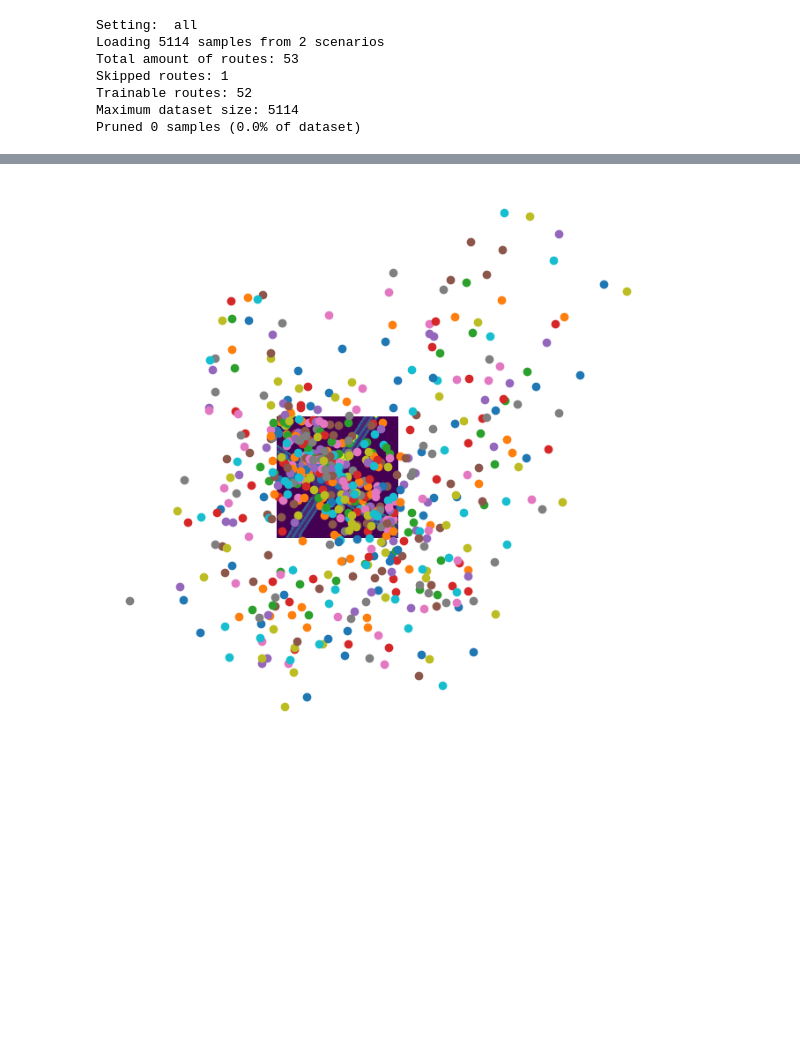
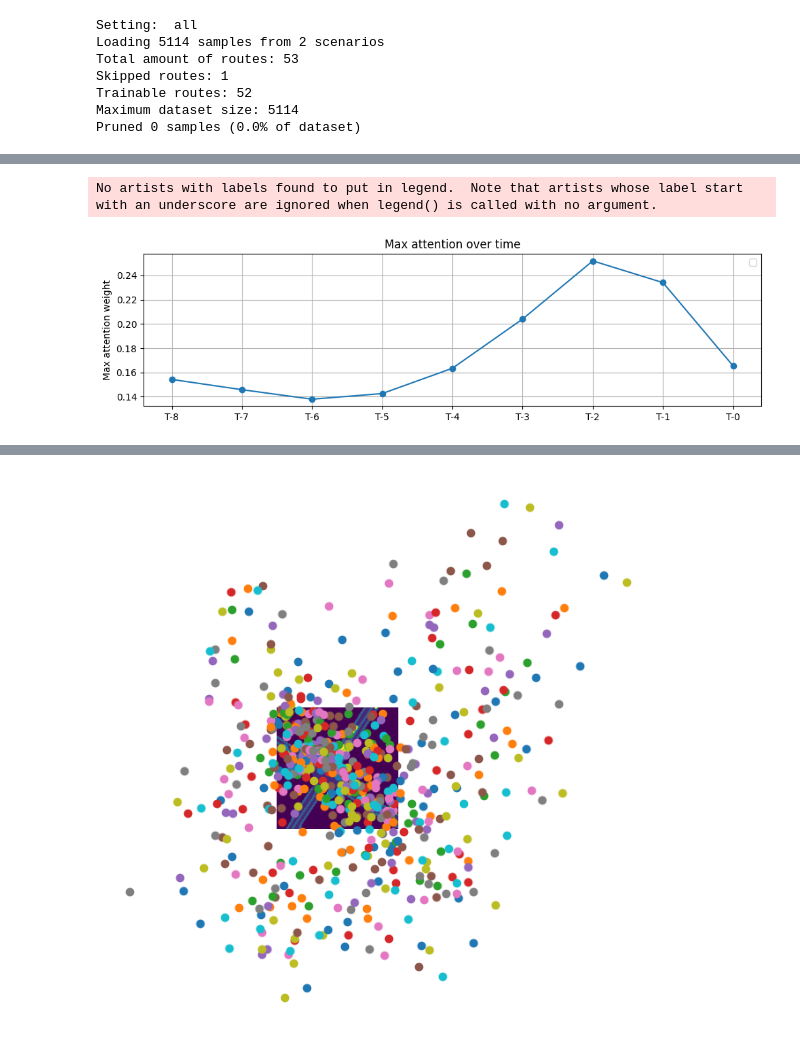
Before and after one commit to andreas122001/AD_specialization_project, a Jupyter notebook: team_code/0_test.ipynb, the cells around one changed output, grey strips where cells are left out. Drawn from its saved outputs; the diff is of its cells as text; code cells hidden in the pictures; blank space fills up the shorter version.

```diff
--- a/team_code/0_test.ipynb
+++ b/team_code/0_test.ipynb
@@ -425,33 +435,57 @@ with torch.no_grad():
         attn_weights,
         # spatial_features,
         # spatiotemporal_features,
     ) = net.forward(
         **inputs,
     )
 # features=spatiotemporal_features
 def normalize_trajectories(trajectory):
     max_xy = np.array([config.trajectory_max_x, config.trajectory_max_y])
     min_xy = np.array([config.trajectory_min_x, config.trajectory_min_y])
     trajectory = trajectory - min_xy
     trajectory = trajectory / (max_xy - min_xy)
     return trajectory
 def denormalize_trajectories(trajectory):
     max_xy = np.array([config.trajectory_max_x, config.trajectory_max_y])
     min_xy = np.array([config.trajectory_min_x, config.trajectory_min_y])
     trajectory = trajectory * (max_xy - min_xy)
     trajectory = trajectory + min_xy
     return trajectory
 import numpy as np
 sample_pred_trajectory = pred_trajectories[0].detach().cpu().numpy()
 sample_pred_confidence = pred_trajectories_confidence[0].softmax(-1).detach().cpu().numpy()
 sample_pred_trajectory = sample_pred_trajectory[np.where(sample_pred_confidence[:, 1] > 0.4)]
 sample_traj = extract_targets(data_point)['trajectories_label'][0].detach().cpu().numpy()
 sample_traj_mask = extract_targets(data_point)['trajectories_mask'][0].detach().cpu().numpy()
 sample_traj = sample_traj[np.where(sample_traj_mask.sum(-1) != 0)]
 # sample_traj = denormalize_trajectories(sample_traj)
 sample_bev = extract_targets(data_point)['bev_semantic_label'][0].detach().cpu().numpy()
 bb = data_point["bounding_boxes"]
 bev = data_point['bev_semantic']
+
+cross_weights = torch.stack([w[0] for w in attn_weights], axis=1)[0].detach().cpu()
+attention_queue.append(cross_weights)
+cross_weights.shape
+
+total_retention = torch.zeros(seq_len)
+for i in range(len(attention_queue)):
+    total_retention[i] = attention_queue[i].mean(0).mean(0).max(0)[0]
+
+plt.figure(figsize=(10, 3))
+labels = [f"T-{t}" for t in range(seq_len - 1, -1, -1)]
+plt.plot(labels, total_retention.tolist(), marker='o')
+
+# plt.yscale("log")
+# plt.ylim(0, 0.3)
+plt.title("Max attention over time")
+plt.ylabel("Max attention weight")
+plt.grid(True)
+plt.legend()
+plt.tight_layout()
+plt.show()
+# %% [output]
+No artists with labels found to put in legend.  Note that artists whose label start with an underscore are ignored when legend() is called with no argument.
+[figure, added]
 # %%
 background = pred_trajectories_confidence.softmax(-1)[0, :, -1].detach().cpu()
 valid = pred_trajectories_confidence[0].argmax(-1) != pred_trajectories_confidence.shape[-1] - 1
```
Also changed, not shown: parts of 16 cells of this notebook, 18 other files.
